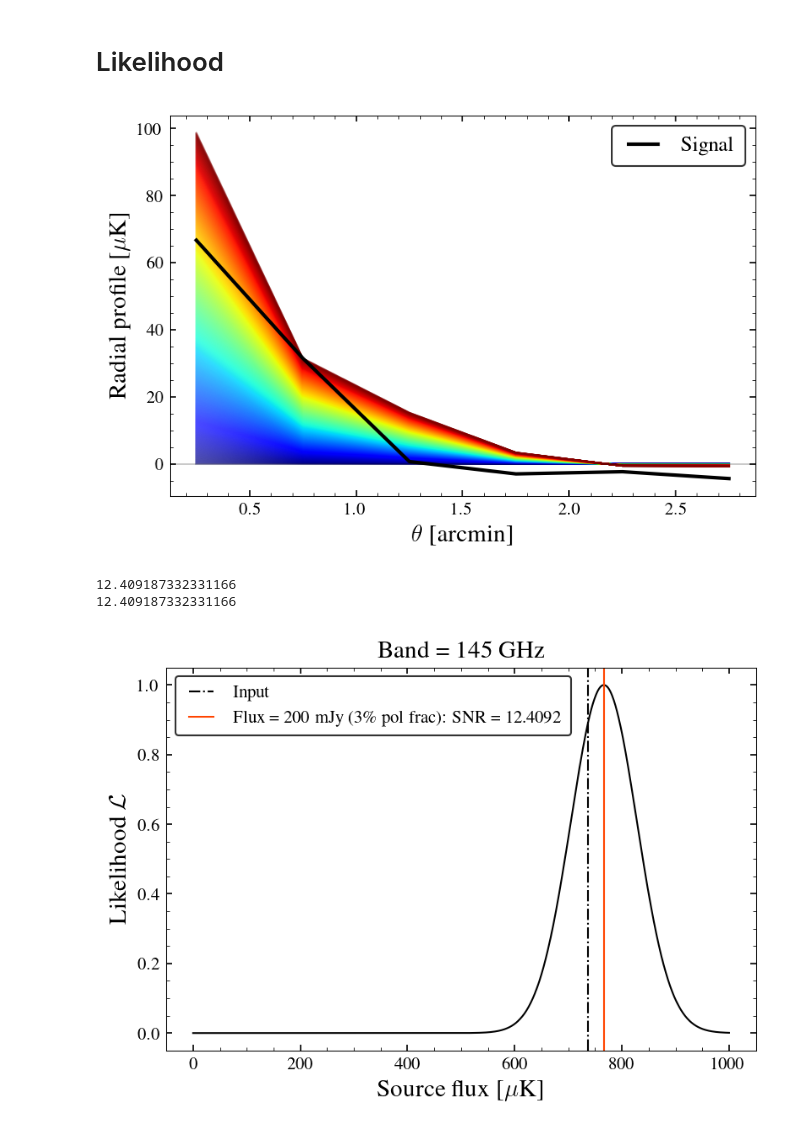
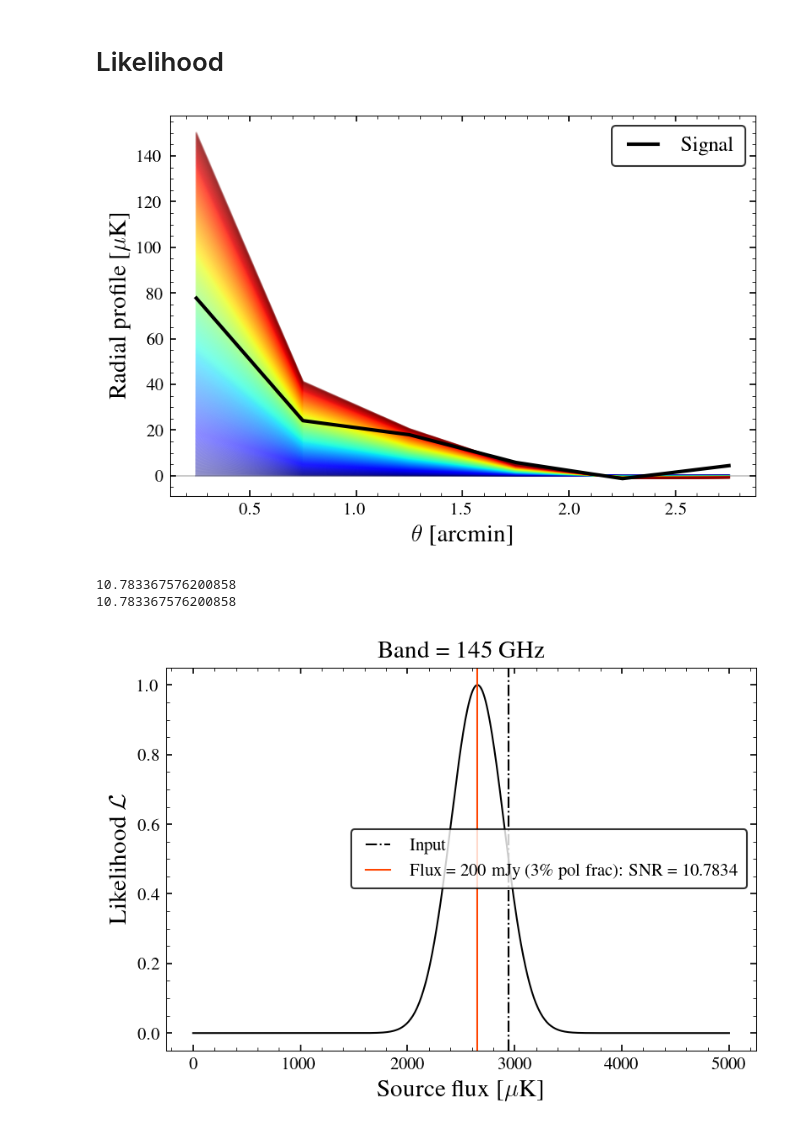
Before and after one commit to sriniraghunathan/DRAFT, a Jupyter notebook: pol_sources/get_pol_sources_snr_for_cmbs4.ipynb, the cells around one changed output. Saved outputs shown, nothing was run; the diff lists cells and outputs as text; code cells hidden in the pictures.

```diff
--- a/pol_sources/get_pol_sources_snr_for_cmbs4.ipynb
+++ b/pol_sources/get_pol_sources_snr_for_cmbs4.ipynb
@@ -32,7 +35,7 @@ assert band in nu_arr
 #sim specs
 boxsize_am = 60. #1 degree box
 x1, x2 = -boxsize_am/2, boxsize_am/2
-dx = 0.5 #pixel size in arcmins
+dx = 0.25 #pixel size in arcmins
 nx = ny = int( boxsize_am / dx)
 mapparams = [ny, nx, dx]
 noofsims = 2500 #for covariance calculation
@@ -49,8 +52,8 @@ elif dx == 0.25:
 
 #source
 ##source_pol_flux_in_uk = 200.
+source_flux_mjy = 200.
 source_pol_frac = 0.03 #3 per cent pol fraction
-source_flux_mjy = 200.
 source_flux_jy = source_flux_mjy / 1e3
 source_flux_in_uk = source_flux_jy * conv_dic_jy_uk_cmb[band]
 source_pol_flux_in_uk = source_flux_in_uk * source_pol_frac
@@ -179,7 +182,7 @@ Invalid limit will be ignored.
 # %% [markdown]
 # Likelihood
 # %%
-model_source_pol_flux_in_uk_arr = np.arange(0., 1001., 1.)
+model_source_pol_flux_in_uk_arr = np.arange(0., 5001., 10.)
 loglarr = []
 color_arr = [cm.jet(int(d)) for d in np.linspace(0, 255, len(model_source_pol_flux_in_uk_arr))]
 if show_plot:
@@ -206,34 +209,34 @@ for cntr, model_source_pol_flux_in_uk in enumerate( model_source_pol_flux_in_uk_
         plot( rad_prf_bins, model_rad_prf, color = color_arr[cntr], alpha = 0.2)
 
 if show_plot:
     plot( rad_prf_bins, sim_rad_prf, lw = 2., label = r'Signal' )
     legend(loc = 1, fontsize = fsval - 2)
     xlabel(r'$\theta$ [arcmin]', fontsize = fsval)
     ylabel(r'Radial profile [$\mu$K]', fontsize = fsval)
     axhline(0., lw = 0.2)
     show()
 
 print('\n')
 loglarr = np.asarray( loglarr)
 xarr, larr, recov_source_flux, snr = tools.lnlike_to_like(model_source_pol_flux_in_uk_arr, loglarr )
 print( snr )
 delta_chisq = max(loglarr) - loglarr[0]
 snr = np.sqrt(delta_chisq*2.)
 print( snr )
 
 labval = r'Flux = %g mJy (%g\%% pol frac): SNR = %g' %(source_flux_mjy, source_pol_frac*100., snr)
 
 clf()
 plot( model_source_pol_flux_in_uk_arr, larr )
 axvline(source_pol_flux_in_uk, color = 'black', ls = '-.', label = r'Input')
 axvline(recov_source_flux, color = 'orangered', label = labval) ##r'Recovered: SNR = $%.1f$' %(snr))
 xlabel(r'Source flux [$\mu$K]', fontsize = fsval)
 ylabel(r'Likelihood $\mathcal{L}$', fontsize = fsval)
 legend(loc = 'best', fontsize = fsval - 4)
 title(r'Band = %s GHz' %(band), fontsize = fsval)
 show()
 # %% [output]
-[figure, old version]
+[figure, new version]
-12.409187332331166
-12.409187332331166
+10.783367576200858
+10.783367576200858
-[figure, old version]
+[figure, new version]
```
Also changed, not shown: parts of 4 cells of this notebook, 3 other files.
